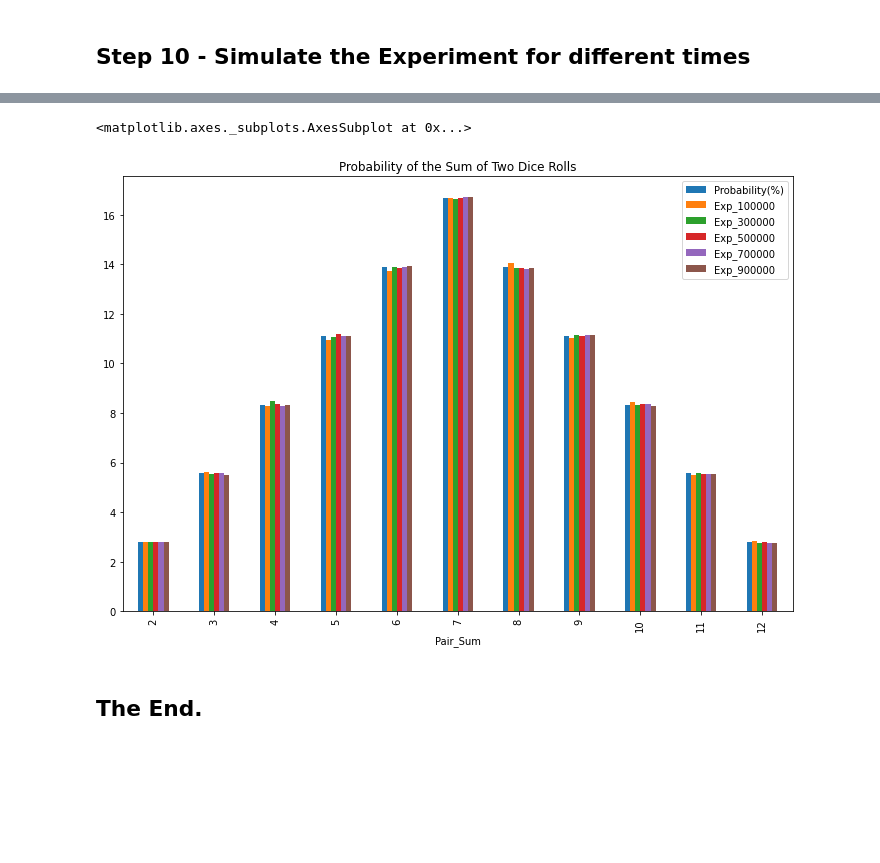
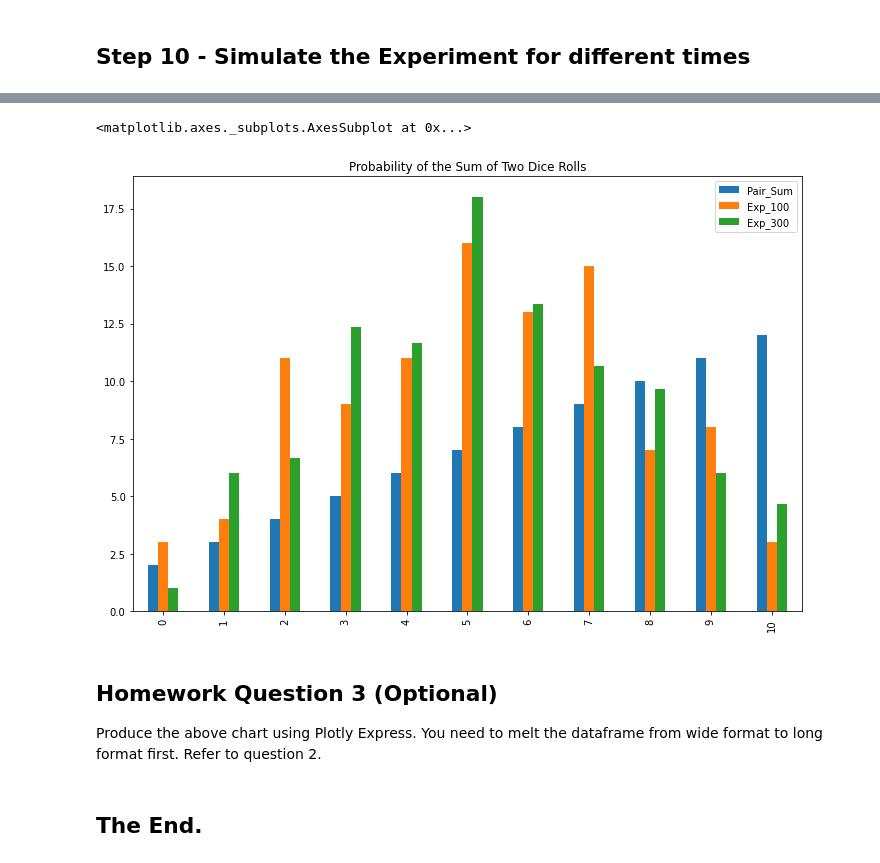
Before and after one commit to DATA-690-SPRING-2022/arushi_data690, a Jupyter notebook: assignment_10/roll_dice.ipynb, the cells around one changed output, grey strips where cells are left out. Drawn from its saved outputs; the diff is of its cells as text; code cells hidden in the pictures; blank space fills up the shorter version.

```diff
--- a/assignment_10/roll_dice.ipynb
+++ b/assignment_10/roll_dice.ipynb
@@ -22,0 +23,12 @@ np.random.choice(["A", "B", "C"], p=[0.25, 0.25, 0.50])
+# %%
+team_count = {
+    "A":0,
+    "B":0,
+    "C":0
+}
+
+for i in range(1000):
+    team_picked = np.random.choice(["A","B","C"], p=[0.25,0.25,0.50])
+    team_count[team_picked] += 1
+
+print(team_count)
@@ -259,3 +305,7 @@ def simulate(N):
     unique_list = set(sum_list)
     frequency = [sum_list.count(x) for x in unique_list]
     df_agg[f"Exp_{N}"] = [round(100 * x/N, 2) for x in frequency]
+# %%
+df_agg = pd.DataFrame(data=unique_list, columns=["Pair_Sum"])
+
+df_agg
@@ -281,5 +347,12 @@ df_agg
 # %%
-df_agg.iloc[:,2:].plot.bar(figsize=(12,8), title="Probability of the Sum of Two Dice Rolls")
+#df_agg.iloc[:,2:].plot.bar(figsize=(12,8), title="Probability of the Sum of Two Dice Rolls")
+
+df_agg.plot.bar(x=figsize=(12,8), title="Probability of the Sum of Two Dice Rolls")
 # %% [output]
 <matplotlib.axes._subplots.AxesSubplot at 0x...>
-[figure, old version]
+[figure, new version]
+# %% [markdown]
+## Homework Question 3 (Optional)
+
+Produce the above chart using Plotly Express.
+You need to melt the dataframe from wide format to long format first. Refer to question 2.
```
Also changed, not shown: parts of 25 cells of this notebook.
